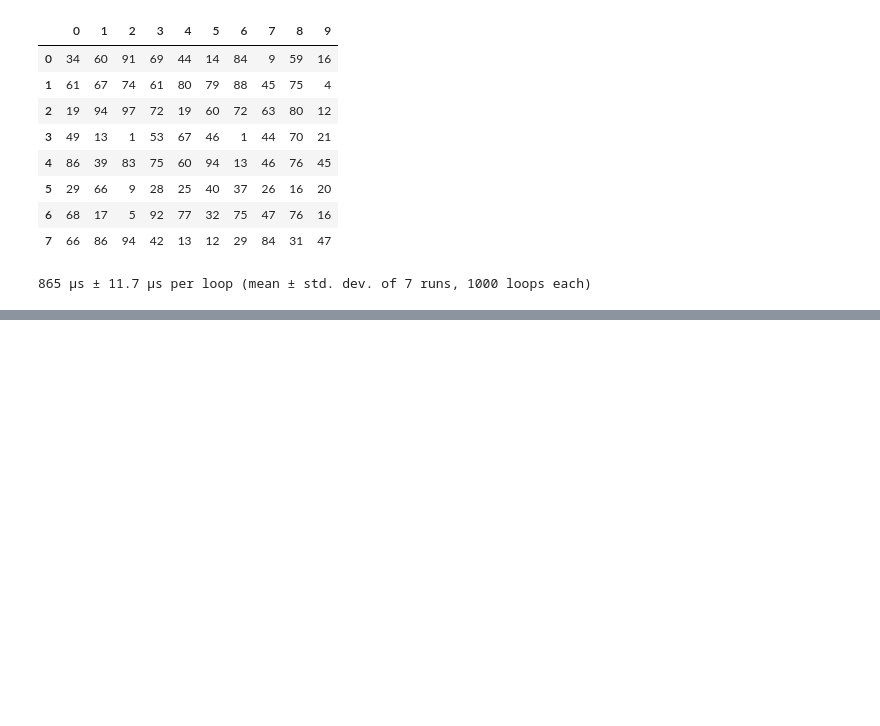
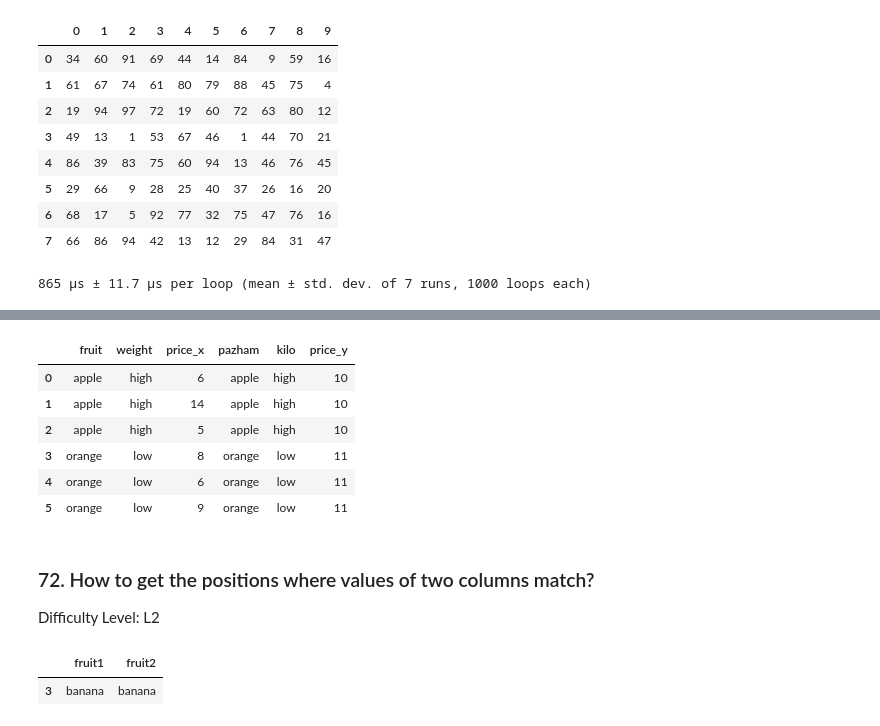
Before and after one commit to paulooctavio/101-pandas-exercises-for-da, a Jupyter notebook: 101 Pandas Exercises for Data Analysis.ipynb, the cells around one changed output, grey strips where cells are left out. Drawn from its saved outputs; the diff is of its cells as text; code cells hidden in the pictures; blank space fills up the shorter version.

```diff
--- a/101 Pandas Exercises for Data Analysis.ipynb
+++ b/101 Pandas Exercises for Data Analysis.ipynb
@@ -1760,0 +1879,23 @@ corrs
+# %%
+# Input
+
+df1 = pd.DataFrame({'fruit': ['apple', 'banana', 'orange'] * 3,
+                    'weight': ['high', 'medium', 'low'] * 3,
+                    'price': np.random.randint(0, 15, 9)})
+
+df2 = pd.DataFrame({'pazham': ['apple', 'orange', 'pine'] * 2,
+                    'kilo': ['high', 'low'] * 3,
+                    'price': np.random.randint(0, 15, 6)})
+# %%
+pd.merge(df1, df2, left_on=['fruit','weight'], right_on=['pazham','kilo'], how='inner')
+# %% [output]
+|  | fruit | weight | price_x | pazham | kilo | price_y |
+| 0 | apple | high | 6 | apple | high | 10 |
+| 1 | apple | high | 14 | apple | high | 10 |
+| 2 | apple | high | 5 | apple | high | 10 |
+| 3 | orange | low | 8 | orange | low | 11 |
+| 4 | orange | low | 6 | orange | low | 11 |
+| 5 | orange | low | 9 | orange | low | 11 |
+# %% [markdown]
+### 72. How to get the positions where values of two columns match?
+Difficulty Level: L2
@@ -1760,0 +1906,5 @@ corrs
+# %%
+df[df['fruit1'] == df['fruit2']]
+# %% [output]
+|  | fruit1 | fruit2 |
+| 3 | banana | banana |
```
Also changed, not shown: parts of 24 cells of this notebook.
